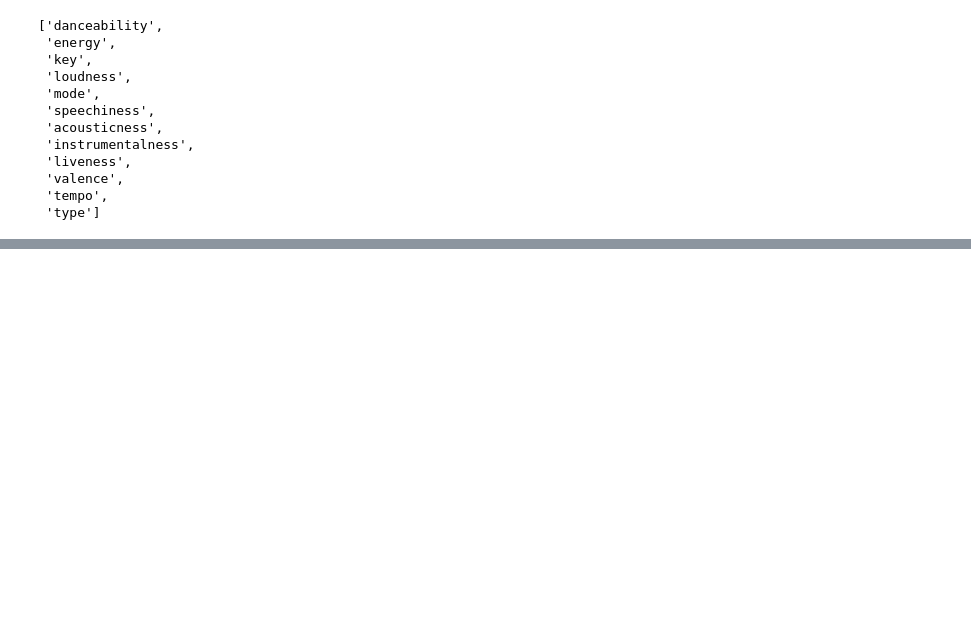
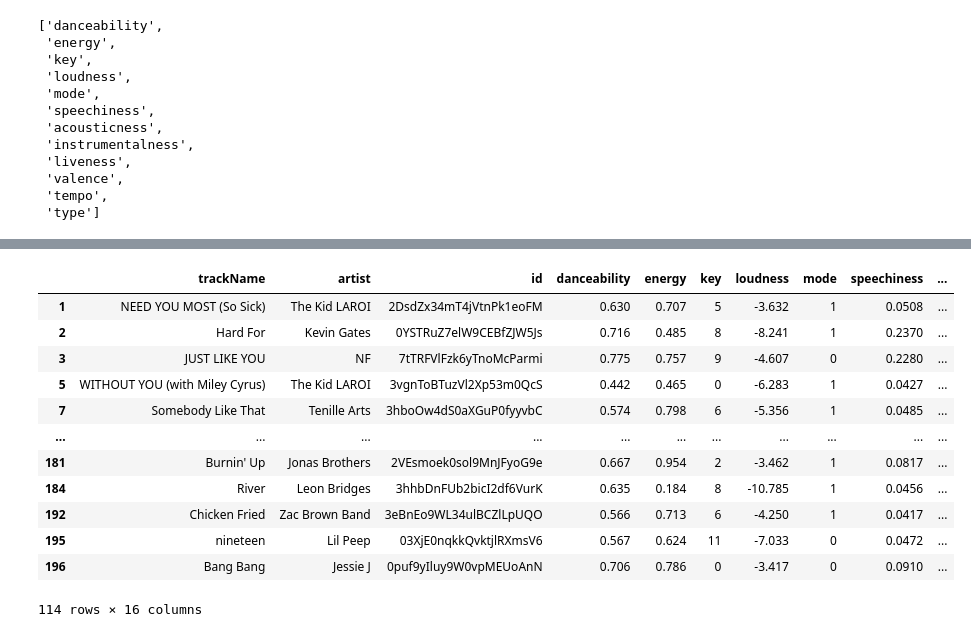
Before and after one commit to benbrill/MoodSpace, a Jupyter notebook: clustering_dataframes.ipynb, the cells around one changed output, grey strips where cells are left out. Cells and saved outputs as stored; diff of their text form; code cells hidden in the pictures; blank space fills up the shorter version.

```diff
--- a/clustering_dataframes.ipynb
+++ b/clustering_dataframes.ipynb
@@ -158,0 +137,16 @@ AttributeError: 'NoneType' object has no attribute 'get_text'
+# %%
+df[~df['lyrics'].isna()]
+# %% [output]
+|  | trackName | artist | id | danceability | energy | key | loudness | mode | speechiness | ... |
+| 1 | NEED YOU MOST (So Sick) | The Kid LAROI | 2DsdZx34mT4jVtnPk1eoFM | 0.630 | 0.707 | 5 | -3.632 | 1 | 0.0508 | ... |
+| 2 | Hard For | Kevin Gates | 0YSTRuZ7elW9CEBfZJW5Js | 0.716 | 0.485 | 8 | -8.241 | 1 | 0.2370 | ... |
+| 3 | JUST LIKE YOU | NF | 7tTRFVlFzk6yTnoMcParmi | 0.775 | 0.757 | 9 | -4.607 | 0 | 0.2280 | ... |
+| 5 | WITHOUT YOU (with Miley Cyrus) | The Kid LAROI | 3vgnToBTuzVl2Xp53m0QcS | 0.442 | 0.465 | 0 | -6.283 | 1 | 0.0427 | ... |
+| 7 | Somebody Like That | Tenille Arts | 3hboOw4dS0aXGuP0fyyvbC | 0.574 | 0.798 | 6 | -5.356 | 1 | 0.0485 | ... |
+| ... | ... | ... | ... | ... | ... | ... | ... | ... | ... | ... |
+| 181 | Burnin' Up | Jonas Brothers | 2VEsmoek0sol9MnJFyoG9e | 0.667 | 0.954 | 2 | -3.462 | 1 | 0.0817 | ... |
+| 184 | River | Leon Bridges | 3hhbDnFUb2bicI2df6VurK | 0.635 | 0.184 | 8 | -10.785 | 1 | 0.0456 | ... |
+| 192 | Chicken Fried | Zac Brown Band | 3eBnEo9WL34ulBCZlLpUQO | 0.566 | 0.713 | 6 | -4.250 | 1 | 0.0417 | ... |
+| 195 | nineteen | Lil Peep | 03XjE0nqkkQvktjlRXmsV6 | 0.567 | 0.624 | 11 | -7.033 | 0 | 0.0472 | ... |
+| 196 | Bang Bang | Jessie J | 0puf9yIluy9W0vpMEUoAnN | 0.706 | 0.786 | 0 | -3.417 | 0 | 0.0910 | ... |
+114 rows × 16 columns
```
Also changed, not shown: parts of 13 cells of this notebook, 2 other files.
